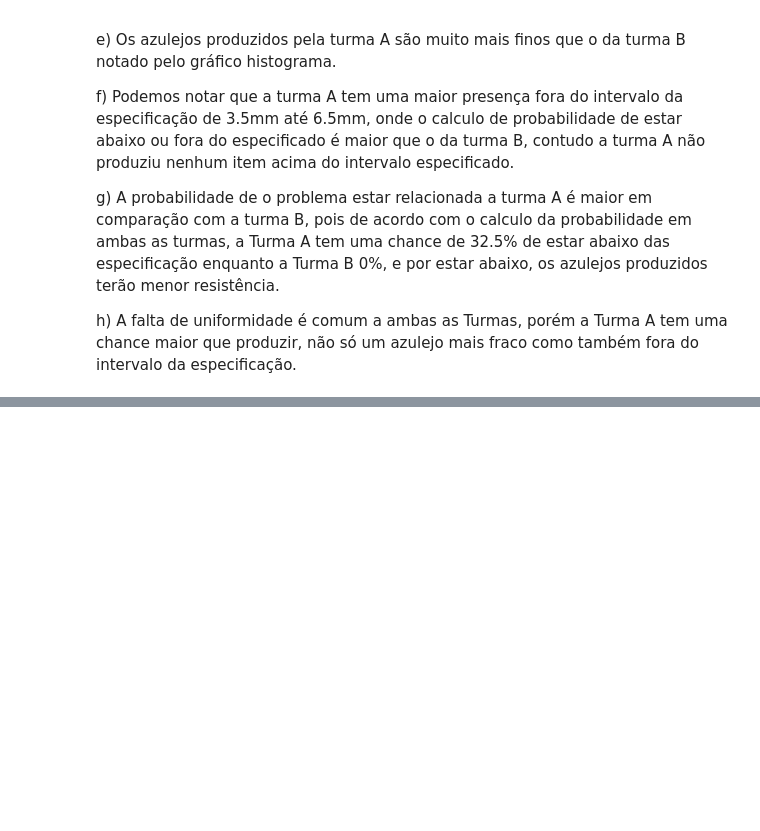
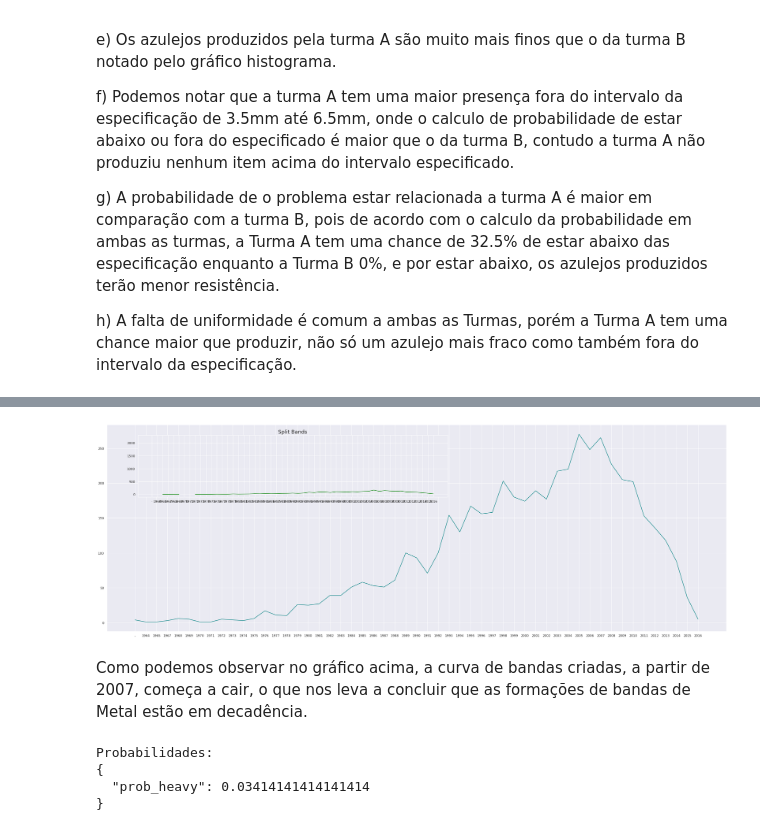
Before and after one commit to titilomt/data_science_puc_projects, a Jupyter notebook: EstatisticaPOS_trab_01.ipynb, the cells around one changed output, grey strips where cells are left out. Saved outputs shown, nothing was run; the diff lists cells and outputs as text; code cells hidden in the pictures; blank space fills up the shorter version.

```diff
--- a/EstatisticaPOS_trab_01.ipynb
+++ b/EstatisticaPOS_trab_01.ipynb
@@ -271,0 +470,38 @@ Para está segunda parte, analisaremos uma base de dados da plataforma Kaggle
+# %%
+#
+# Gráfico de comparação de bandas formadas x bandas desfeitas
+#
+fig = plt.figure(figsize=(30,10))
+ax1 = fig.add_axes([0, 0, 1, 1])
+ax2 = fig.add_axes([0.05, 0.65, 0.5, 0.3])
+ax1.plot(pd_split_formed["formed"], color='teal')
+ax2.plot(pd_split_formed["split"], color='green')
+ax2.set_title("Split Bands", fontsize=18)
+plt.show()
+# %% [output]
+[figure, added]
+# %% [markdown]
+Como podemos observar no gráfico acima, a curva de bandas criadas, a partir de 2007, começa a cair, o que nos leva a concluir que as formações de bandas de Metal estão em decadência.
+# %%
+#
+# Dicionario de possibilidades: Podemos calcular por exemplo,
+# qual a probabilidade do estilo principal ser Heavy pelas bandas formadas após os anos 2000
+#
+likelihood_bands = {}
+
+selecao_heavy = (clean_data.formed >= '2000') & (clean_data.main_style == "Heavy")
+# seleção de eventos para calcular probabilidade
+
+# Calculo de probabilidade
+prob_heavy = len(clean_data["formed"][selecao_heavy])/len(clean_data["formed"])
+
+# Mapeando as probabilidades
+likelihood_bands['prob_heavy'] = prob_heavy
+
+print("Probabilidades: ", json.dumps(likelihood_bands, indent
+                                     =2), sep='\n')
+# %% [output]
+Probabilidades:
+{
+  "prob_heavy": 0.03414141414141414
+}
```
Also changed, not shown: parts of 14 cells of this notebook.
